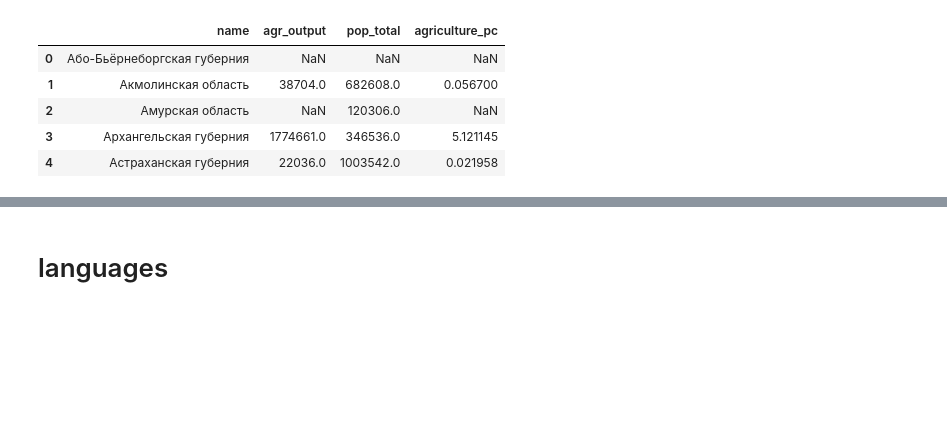
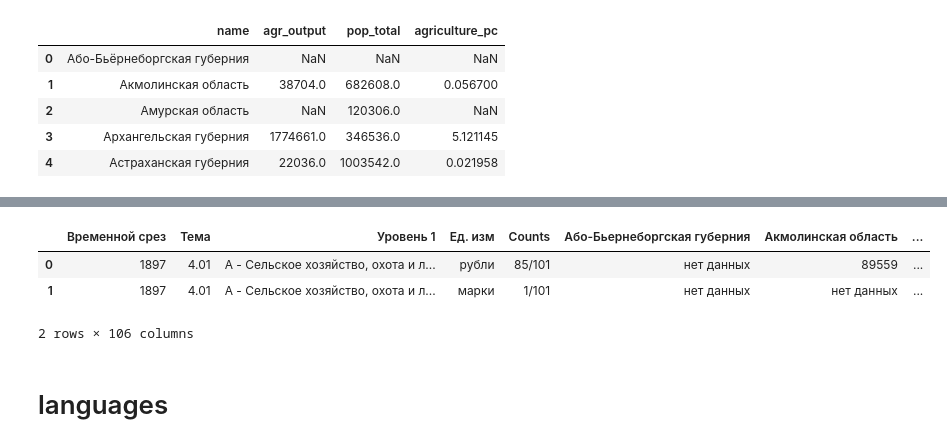
Before and after one commit to fant0md/empire-migrations-coursework, a Jupyter notebook: dataset-creation.ipynb, the cells around one changed output, grey strips where cells are left out. Drawn from its saved outputs; the diff is of its cells as text; code cells hidden in the pictures; blank space fills up the shorter version.

```diff
--- a/dataset-creation.ipynb
+++ b/dataset-creation.ipynb
@@ -343,3 +349,7 @@ agriculture_pc.head()
 | 2 | Амурская область | NaN | 120306.0 | NaN |
 | 3 | Архангельская губерния | 1774661.0 | 346536.0 | 5.121145 |
 | 4 | Астраханская губерния | 22036.0 | 1003542.0 | 0.021958 |
+# %%
+agriculture = pd.read_excel('data/agriculture_new.xlsx', sheet_name='1897', header=8)
+agriculture = agriculture.iloc[0,5:].transpose()
+pd.DataFrame(agriculture)
@@ -346,3 +370,10 @@ agriculture_pc.head()
+# %%
+agriculture
+# %% [output]
+|  | Временной срез | Тема | Уровень 1 | Ед. изм | Counts | Або-Бьернеборгская губерния | Акмолинская область | ... |
+| 0 | 1897 | 4.01 | A - Сельское хозяйство, охота и л... | рубли | 85/101 | нет данных | 89559 | ... |
+| 1 | 1897 | 4.01 | A - Сельское хозяйство, охота и л... | марки | 1/101 | нет данных | нет данных | ... |
+2 rows × 106 columns
 # %% [markdown]
 # languages
 # %%
```
Also changed, not shown: parts of 9 cells of this notebook, 4 other files.
